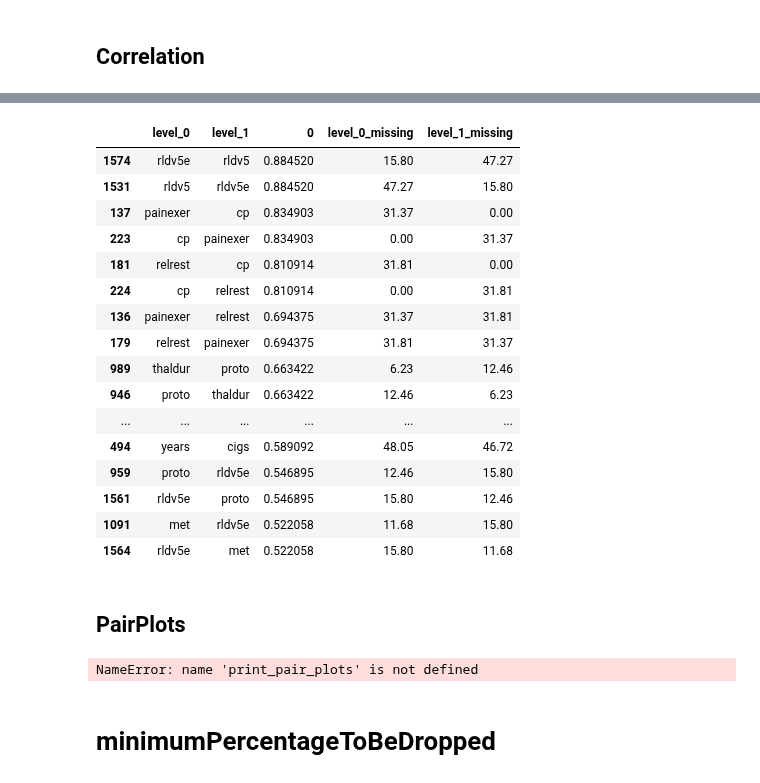
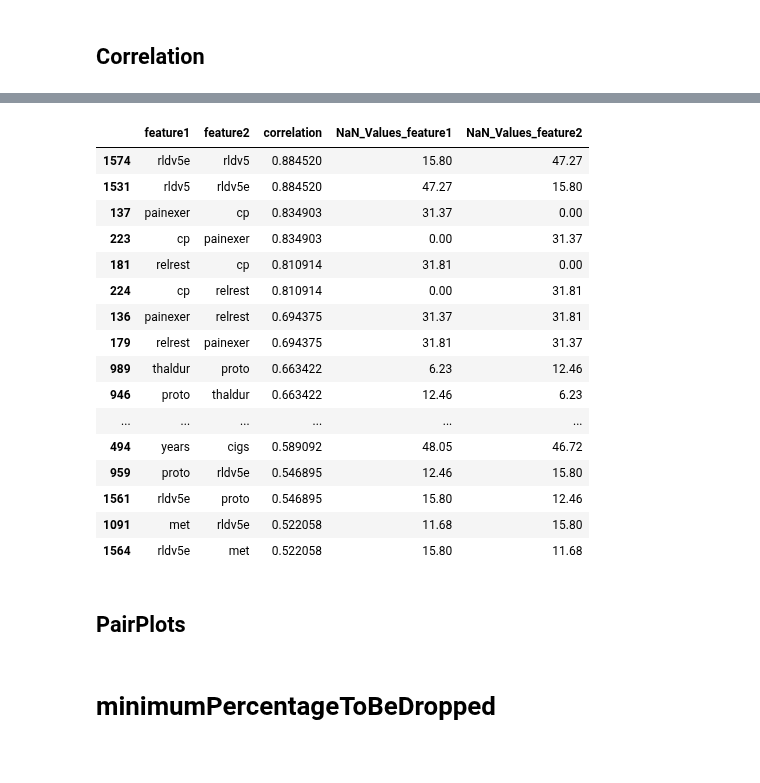
Before and after one commit to FinnHuelsbusch/UniMannheim-DataMining, a Jupyter notebook: Analyse.ipynb, the cells around one changed output, grey strips where cells are left out. Cells and saved outputs as stored; diff of their text form; code cells hidden in the pictures.

Commit message:
renamed columns of correlation analysis

```diff
--- a/Analyse.ipynb
+++ b/Analyse.ipynb
@@ -161,13 +161,14 @@ percentage_missing = ((df.isna().sum()/len(df)*100).round(2)).to_dict()
 # %%
 unstacked_corr = df.corr().unstack().abs()
 #index = pd.MultiIndex.from_tuples(tuples)
 unstacked_corr = unstacked_corr.reset_index()
-unstacked_corr = unstacked_corr[unstacked_corr['level_0'] != unstacked_corr['level_1']]
-unstacked_corr['level_0_missing'] = [percentage_missing[x] for x in unstacked_corr['level_0']]
-unstacked_corr['level_1_missing'] = [percentage_missing[x] for x in unstacked_corr['level_1']]
-unstacked_corr[(unstacked_corr[0] > 0.5) & (unstacked_corr['level_0_missing'] < 50) & (unstacked_corr['level_1_missing'] < 50)].sort_values(by=0, ascending=False)
+unstacked_corr.columns = ["feature1","feature2","correlation"]
+unstacked_corr = unstacked_corr[unstacked_corr['feature1'] != unstacked_corr['feature2']]
+unstacked_corr['NaN_Values_feature1'] = [percentage_missing[x] for x in unstacked_corr['feature1']]
+unstacked_corr['NaN_Values_feature2'] = [percentage_missing[x] for x in unstacked_corr['feature2']]
+unstacked_corr[(unstacked_corr["correlation"] > 0.5) & (unstacked_corr['NaN_Values_feature1'] < 50) & (unstacked_corr['NaN_Values_feature2'] < 50)].sort_values(by="correlation", ascending=False)
 # %% [output]
-|  | level_0 | level_1 | 0 | level_0_missing | level_1_missing |
+|  | feature1 | feature2 | correlation | NaN_Values_feature1 | NaN_Values_feature2 |
 | 1574 | rldv5e | rldv5 | 0.884520 | 15.80 | 47.27 |
 | 1531 | rldv5 | rldv5e | 0.884520 | 47.27 | 15.80 |
 | 137 | painexer | cp | 0.834903 | 31.37 | 0.00 |
@@ -187,12 +188,11 @@ unstacked_corr[(unstacked_corr[0] > 0.5) & (unstacked_corr['level_0_missing'] <
 # %% [markdown]
 ## PairPlots
 # %%
+print_pair_plots = False #was missing
 if print_pair_plots:
     sns.pairplot(df, hue="num", palette="tab10")
 if print_pair_plots:
     sns.pairplot(df, hue="dataset", palette="tab10")
-# %% [output]
-NameError: name 'print_pair_plots' is not defined
 # %% [markdown]
 # minimumPercentageToBeDropped
 # %%
```
Also changed, not shown: parts of 5 cells of this notebook.
